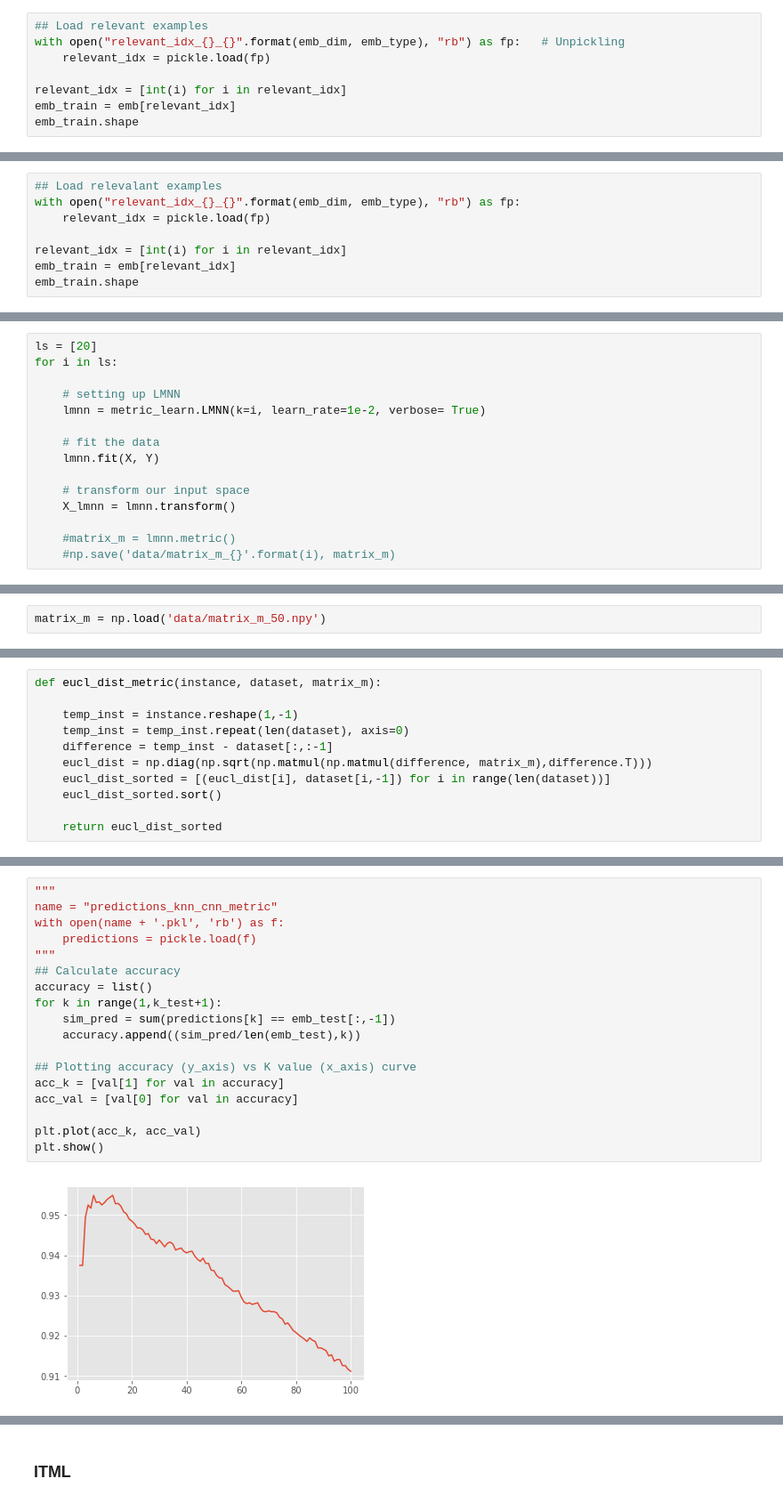
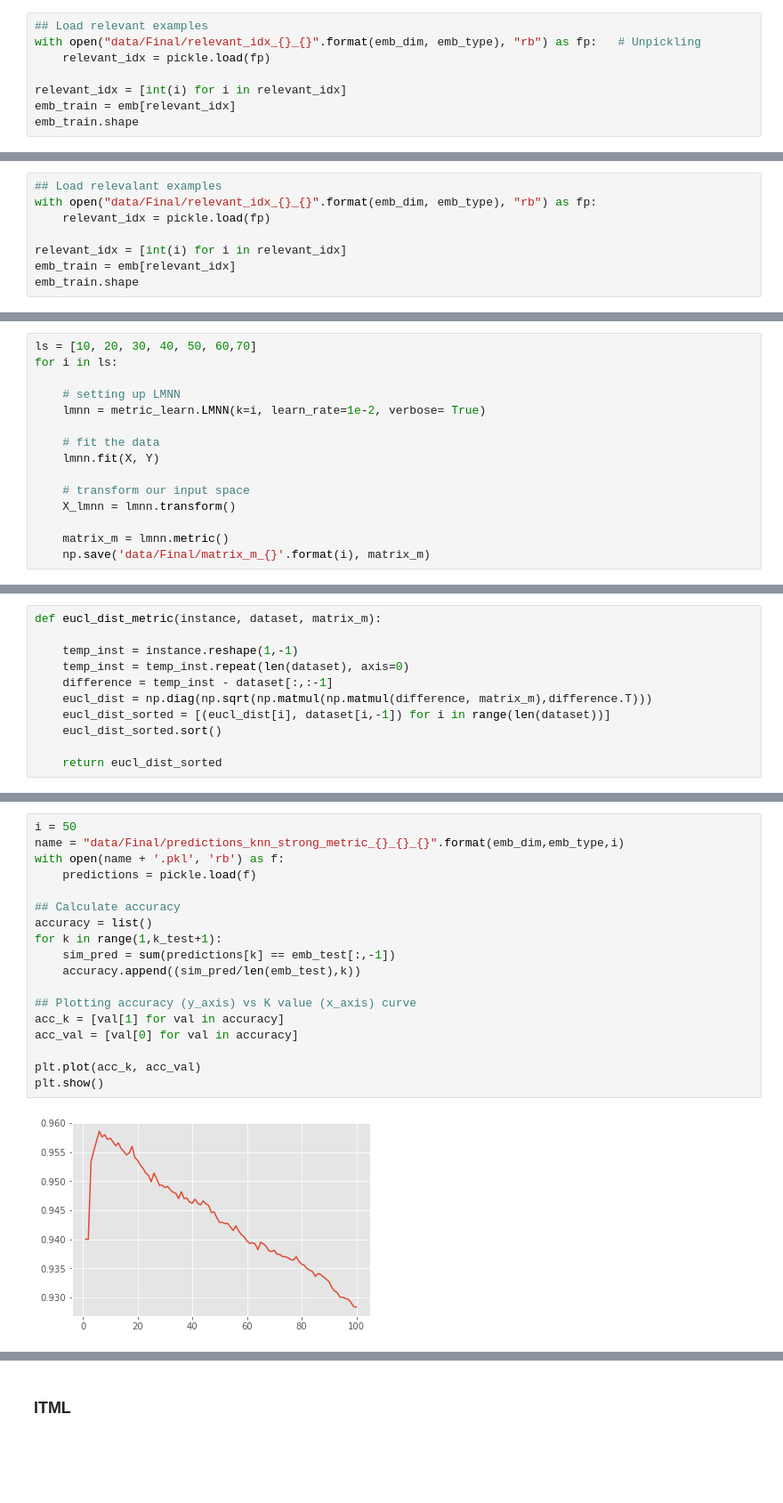
Before and after one commit to ajoseph12/MLDM_Project, a Jupyter notebook: Numerical_Method/Numerical Methods.ipynb, the cells around one changed output, grey strips where cells are left out. Shown at 89% size. Cells and saved outputs as stored; diff of their text form; blank space fills up the shorter version.

```diff
--- a/Numerical_Method/Numerical Methods.ipynb
+++ b/Numerical_Method/Numerical Methods.ipynb
@@ -345,7 +345,7 @@ b = pickle.load(fp)"""
 # KNN on strong examples (after CNN)
 # %%
 ## Load relevant examples
-with open("relevant_idx_{}_{}".format(emb_dim, emb_type), "rb") as fp:   # Unpickling
+with open("data/Final/relevant_idx_{}_{}".format(emb_dim, emb_type), "rb") as fp:   # Unpickling
     relevant_idx = pickle.load(fp)
 
 relevant_idx = [int(i) for i in relevant_idx]
@@ -443,7 +459,7 @@ Accuracy at 50 = 0.9211
 ## With Relevant Examples
 # %%
 ## Load relevalant examples
-with open("relevant_idx_{}_{}".format(emb_dim, emb_type), "rb") as fp:
+with open("data/Final/relevant_idx_{}_{}".format(emb_dim, emb_type), "rb") as fp:
     relevant_idx = pickle.load(fp)
 
 relevant_idx = [int(i) for i in relevant_idx]
@@ -457,7 +473,7 @@ Y = emb_train[:,-1]
 # %% [markdown]
 ### LMNN
 # %%
-ls = [20]
+ls = [10, 20, 30, 40, 50, 60,70]
 for i in ls:
 
     # setting up LMNN
@@ -469,6 +485,6 @@ for i in ls:
     # transform our input space
     X_lmnn = lmnn.transform()
 
-    #matrix_m = lmnn.metric()
-    #np.save('data/matrix_m_{}'.format(i), matrix_m)
+    matrix_m = lmnn.metric()
+    np.save('data/Final/matrix_m_{}'.format(i), matrix_m)
 # %% [output]
@@ -492,2 +507,0 @@ LMNN converged with objective 3900138.891573143
-# %%
-matrix_m = np.load('data/matrix_m_50.npy')
@@ -565,21 +603,21 @@ with open(name + '.pkl', 'wb') as f:
 # %%
-"""
-name = "predictions_knn_cnn_metric"
+i = 50
+name = "data/Final/predictions_knn_strong_metric_{}_{}_{}".format(emb_dim,emb_type,i)
 with open(name + '.pkl', 'rb') as f:
     predictions = pickle.load(f)
-"""
+
 ## Calculate accuracy
 accuracy = list()
 for k in range(1,k_test+1):
     sim_pred = sum(predictions[k] == emb_test[:,-1])
     accuracy.append((sim_pred/len(emb_test),k))
 
 ## Plotting accuracy (y_axis) vs K value (x_axis) curve
 acc_k = [val[1] for val in accuracy]
 acc_val = [val[0] for val in accuracy]
 
 plt.plot(acc_k, acc_val)
 plt.show()
 # %% [output]
-[figure, old version]
+[figure, new version]
 # %%
```
Also changed, not shown: parts of 23 cells of this notebook, 8 other files.
